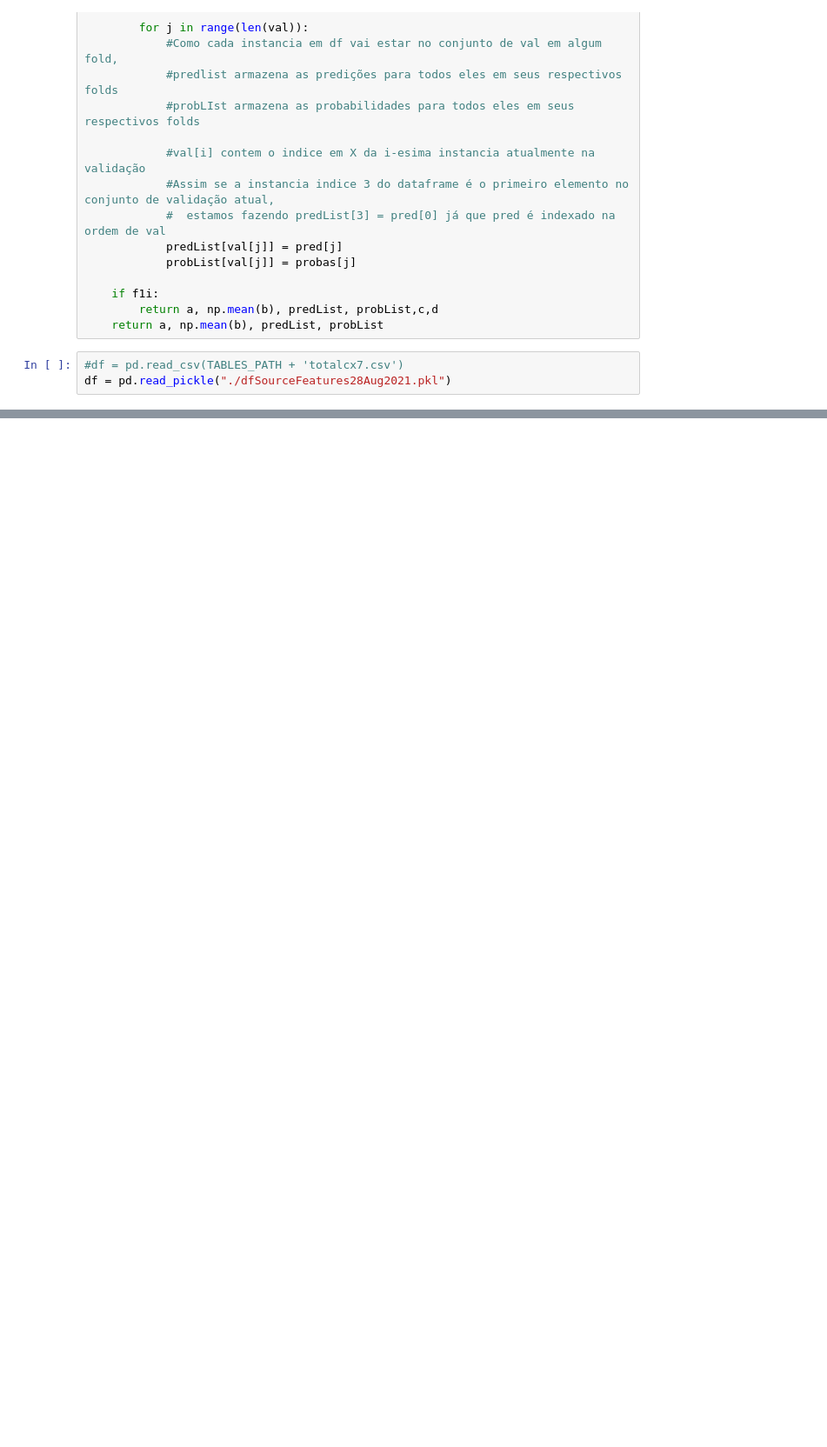
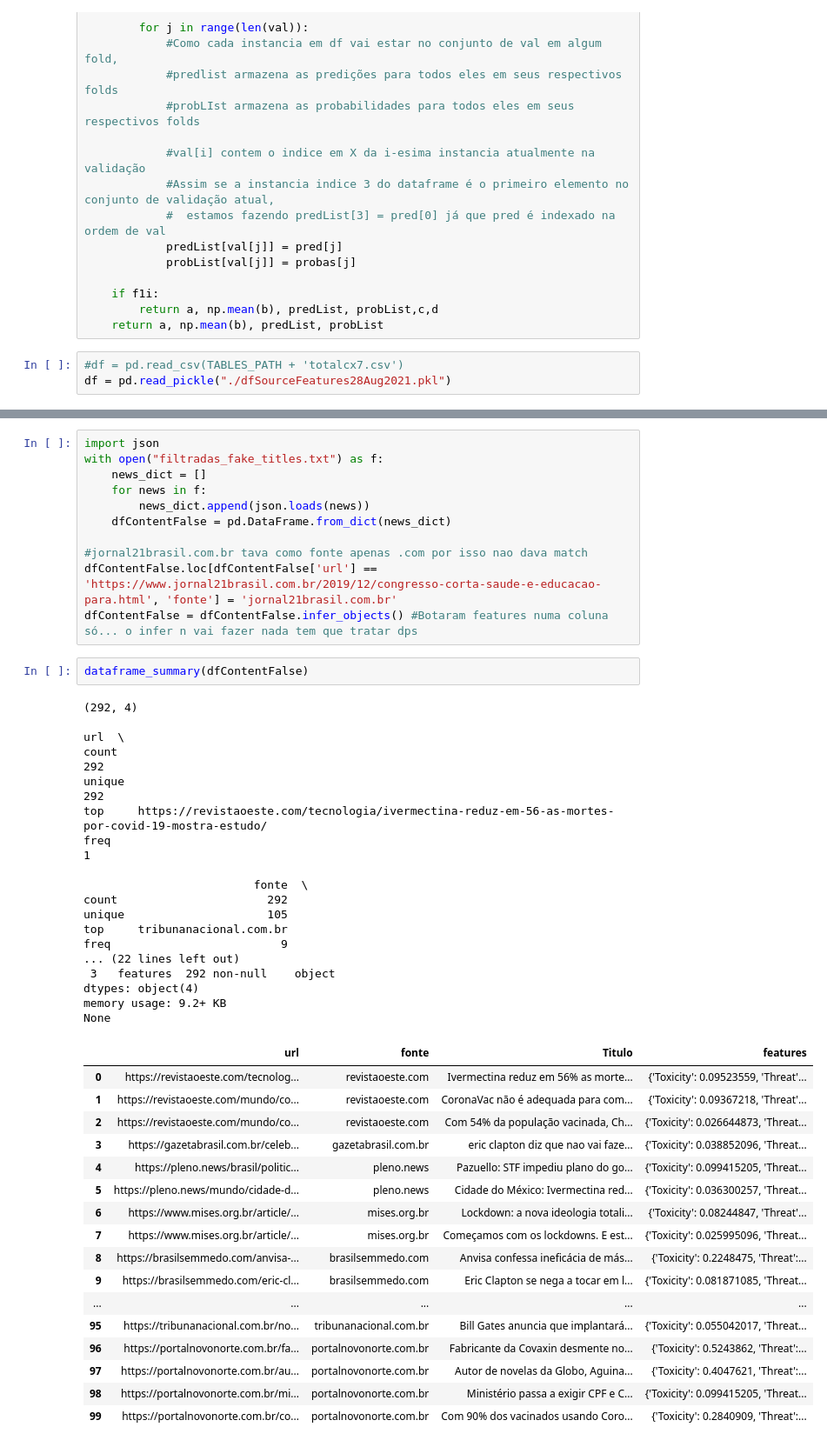
Before and after one commit to joaomcouto/E02_misinformation_detection, a Jupyter notebook: MM/Misinfo_MM.ipynb, the cells around one changed output, grey strips where cells are left out. Shown at 87% size. Cells and saved outputs as stored; diff of their text form; blank space fills up the shorter version.

```diff
--- a/MM/Misinfo_MM.ipynb
+++ b/MM/Misinfo_MM.ipynb
@@ -363,0 +459,48 @@ df['domain_dns_caa_txt_count']= df['domain_dns_caa_txt_count'].astype('int')
+# %%
+import json
+with open("filtradas_fake_titles.txt") as f:
+    news_dict = []
+    for news in f:
+        news_dict.append(json.loads(news))
+    dfContentFalse = pd.DataFrame.from_dict(news_dict)
+
+#jornal21brasil.com.br tava como fonte apenas .com por isso nao dava match
+dfContentFalse.loc[dfContentFalse['url'] == 'https://www.jornal21brasil.com.br/2019/12/congresso-corta-saude-e-educacao-para.html', 'fonte'] = 'jornal21brasil.com.br'
+dfContentFalse = dfContentFalse.infer_objects() #Botaram features numa coluna só... o infer n vai fazer nada tem que tratar dps
+# %%
+dataframe_summary(dfContentFalse)
+# %% [output]
+(292, 4)
+                                                                                                      url  \
+count                                                                                                 292
+unique                                                                                                292
+top     https://revistaoeste.com/tecnologia/ivermectina-reduz-em-56-as-mortes-por-covid-19-mostra-estudo/
+freq                                                                                                    1
+
+                         fonte  \
+count                      292
+unique                     105
+top     tribunanacional.com.br
+freq                         9
+... (22 lines left out)
+ 3   features  292 non-null    object
+dtypes: object(4)
+memory usage: 9.2+ KB
+None
+|  | url | fonte | Titulo | features |
+| 0 | https://revistaoeste.com/tecnolog... | revistaoeste.com | Ivermectina reduz em 56% as morte... | {'Toxicity': 0.09523559, 'Threat'... |
+| 1 | https://revistaoeste.com/mundo/co... | revistaoeste.com | CoronaVac não é adequada para com... | {'Toxicity': 0.09367218, 'Threat'... |
+| 2 | https://revistaoeste.com/mundo/co... | revistaoeste.com | Com 54% da população vacinada, Ch... | {'Toxicity': 0.026644873, 'Threat... |
+| 3 | https://gazetabrasil.com.br/celeb... | gazetabrasil.com.br | eric clapton diz que nao vai faze... | {'Toxicity': 0.038852096, 'Threat... |
+| 4 | https://pleno.news/brasil/politic... | pleno.news | Pazuello: STF impediu plano do go... | {'Toxicity': 0.099415205, 'Threat... |
+| 5 | https://pleno.news/mundo/cidade-d... | pleno.news | Cidade do México: Ivermectina red... | {'Toxicity': 0.036300257, 'Threat... |
+| 6 | https://www.mises.org.br/article/... | mises.org.br | Lockdown: a nova ideologia totali... | {'Toxicity': 0.08244847, 'Threat'... |
+| 7 | https://www.mises.org.br/article/... | mises.org.br | Começamos com os lockdowns. E est... | {'Toxicity': 0.025995096, 'Threat... |
+| 8 | https://brasilsemmedo.com/anvisa-... | brasilsemmedo.com | Anvisa confessa ineficácia de más... | {'Toxicity': 0.2248475, 'Threat':... |
+| 9 | https://brasilsemmedo.com/eric-cl... | brasilsemmedo.com | Eric Clapton se nega a tocar em l... | {'Toxicity': 0.081871085, 'Threat... |
+| ... | ... | ... | ... | ... |
+| 95 | https://tribunanacional.com.br/no... | tribunanacional.com.br | Bill Gates anuncia que implantará... | {'Toxicity': 0.055042017, 'Threat... |
+| 96 | https://portalnovonorte.com.br/fa... | portalnovonorte.com.br | Fabricante da Covaxin desmente no... | {'Toxicity': 0.5243862, 'Threat':... |
+| 97 | https://portalnovonorte.com.br/au... | portalnovonorte.com.br | Autor de novelas da Globo, Aguina... | {'Toxicity': 0.4047621, 'Threat':... |
+| 98 | https://portalnovonorte.com.br/mi... | portalnovonorte.com.br | Ministério passa a exigir CPF e C... | {'Toxicity': 0.099415205, 'Threat... |
+| 99 | https://portalnovonorte.com.br/co... | portalnovonorte.com.br | Com 90% dos vacinados usando Coro... | {'Toxicity': 0.2840909, 'Threat':... |
```
Also changed, not shown: parts of 38 cells of this notebook, 4 other files.
